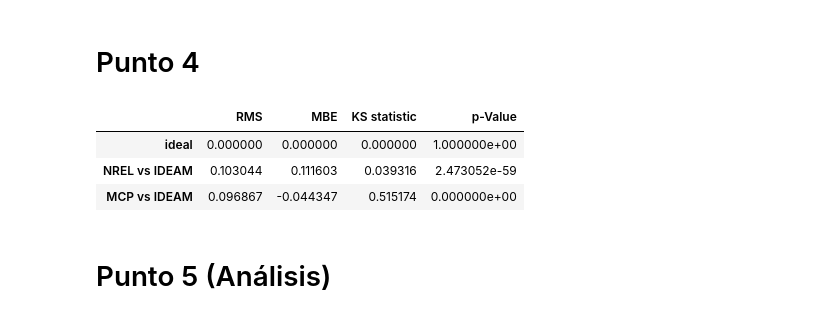
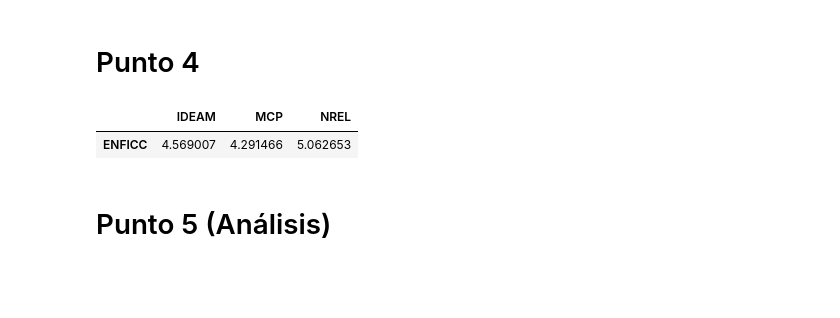
Before and after one commit to JuanVillegasSantos/Herramientas-Computacionales-IMEC3602, a Jupyter notebook: 02_taller01/solucionTaller.ipynb, the cells around one changed output. Saved outputs shown, nothing was run; the diff lists cells and outputs as text; code cells hidden in the pictures; blank space fills up the shorter version.

Commit message:
Se inicia el analisis, falta evaluar en años específicos

```diff
--- a/02_taller01/solucionTaller.ipynb
+++ b/02_taller01/solucionTaller.ipynb
@@ -39,6 +39,6 @@ def ghiMensual(serie):
 def enficc(serie):
     percentil=0.01
     en= ghiMensual(serie).quantile(q=percentil,numeric_only=True)["GHIdiarioPromedio"+list(serie)[-1]]
-    return 'La ENFICC 99% es: ',en
+    return 'La ENFICC 99% es ',en
 # %%
 serie=llamarDatos("Barranquilla","IDEAM")
@@ -218,12 +222,17 @@ def errores(agnoInicial,mesInicial,agnoFinal,mesFinal,ciudad):
     df['KS statistic']=KSI(agnoInicial,mesInicial,agnoFinal,mesFinal,ciudad)['D']
     df['p-Value']=KSI(agnoInicial,mesInicial,agnoFinal,mesFinal,ciudad)['p-Value']
     return df
+def enficcs(agnoInicial,mesInicial,agnoFinal,mesFinal,ciudad):
+    enIDEAM=enficc(llamarDatos(ciudad,'IDEAM'))
+    enNREL=enficc(llamarDatos(ciudad,'NREL'))
+    enMCP=enficc(MCP(agnoInicial,mesInicial,agnoFinal,mesFinal,ciudad))
+    df=pd.DataFrame({'IDEAM':[enIDEAM[1]],'NREL':[enNREL[1]],'MCP':[enMCP[1]]},index=['ENFICC'])
+    return df
 # %%
 errores(2007,1,2015,1,"Valledupar")
+enficcs(2007,1,2015,1,"Valledupar")
 # %% [output]
-|  | RMS | MBE | KS statistic | p-Value |
-| ideal | 0.000000 | 0.000000 | 0.000000 | 1.000000e+00 |
-| NREL vs IDEAM | 0.103044 | 0.111603 | 0.039316 | 2.473052e-59 |
-| MCP vs IDEAM | 0.096867 | -0.044347 | 0.515174 | 0.000000e+00 |
+|  | IDEAM | MCP | NREL |
+| ENFICC | 4.569007 | 4.291466 | 5.062653 |
 # %% [markdown]
 # Punto 5 (Análisis)
```
Also changed, not shown: parts of 7 cells of this notebook, 2 other files.
